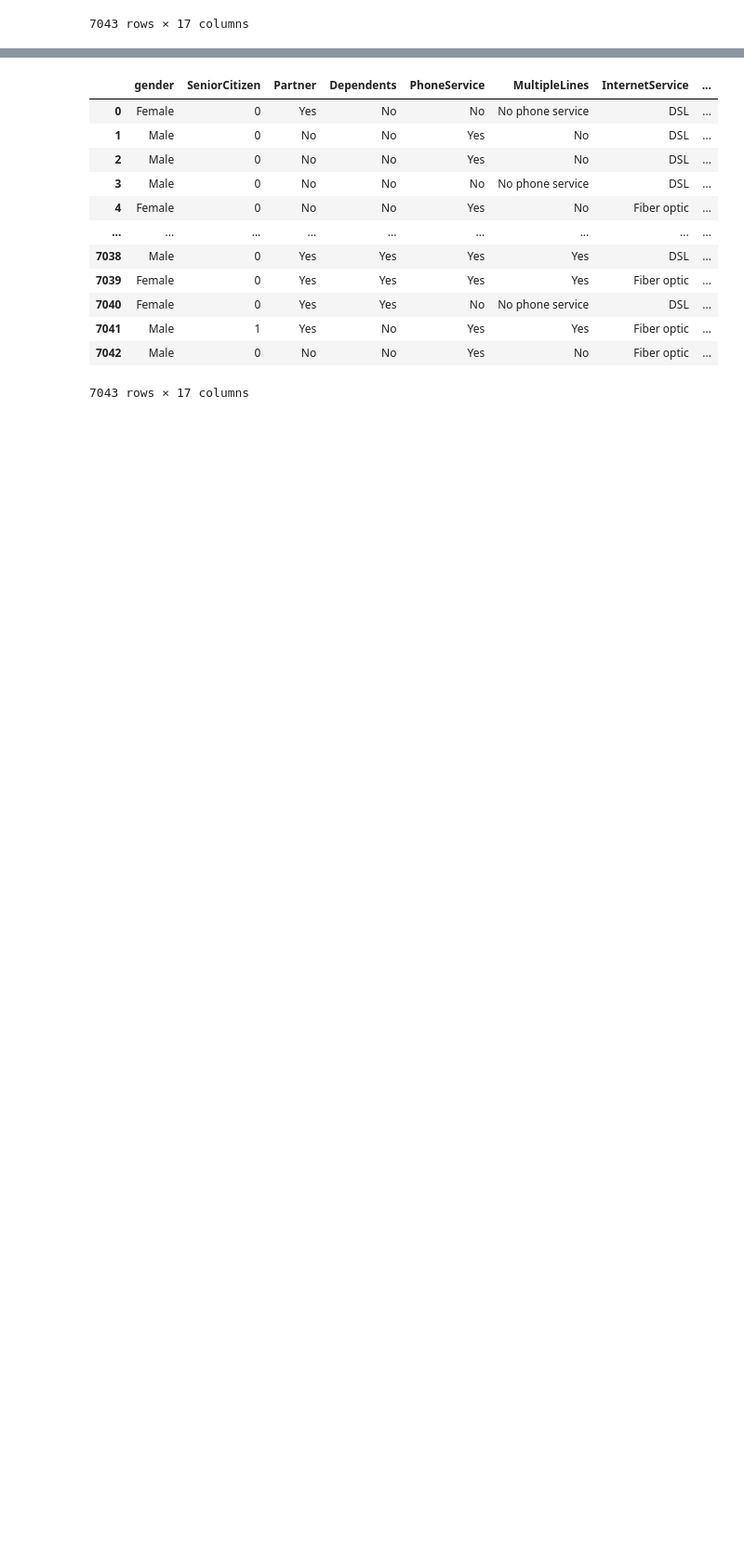
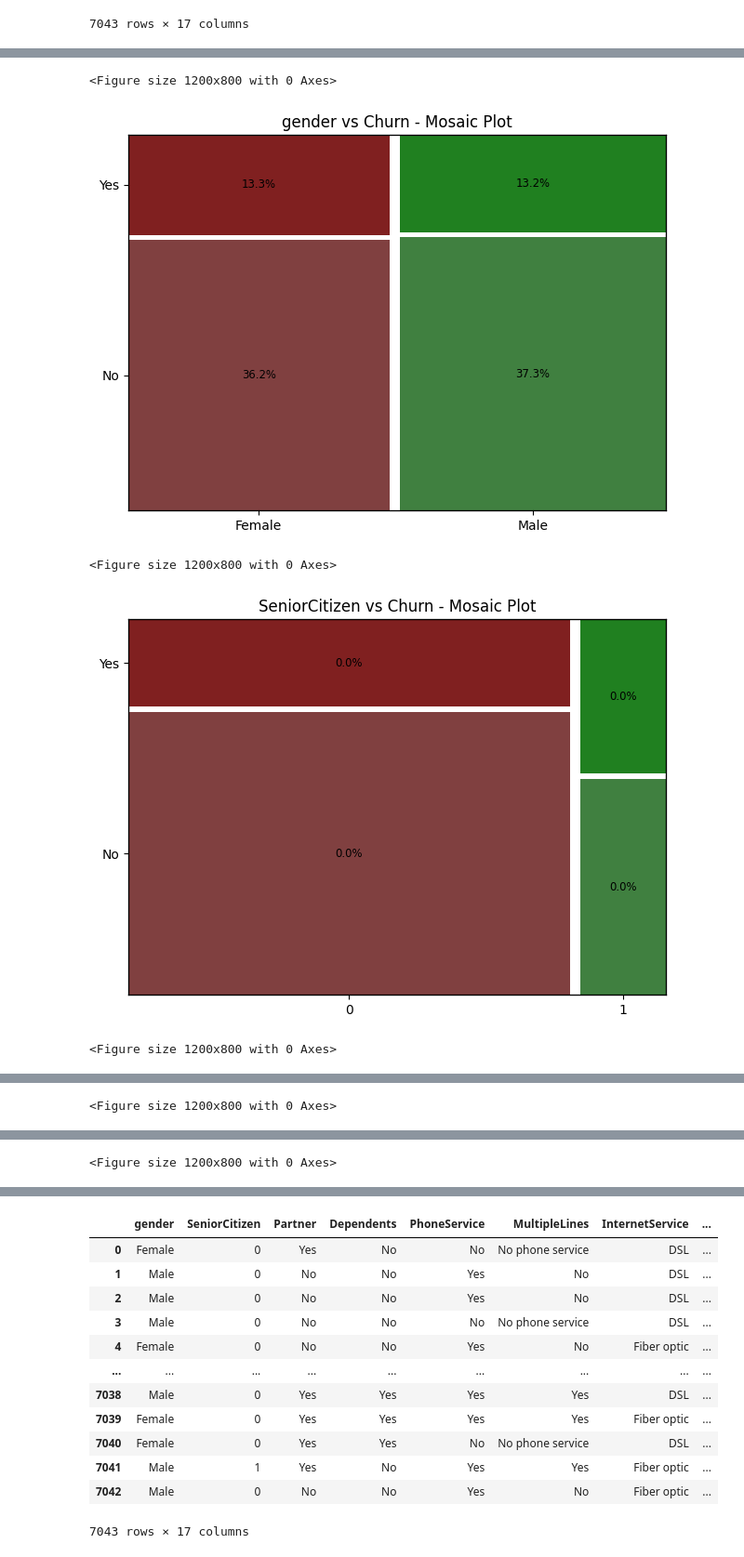
Before and after one commit to SriSupratikTalari/Telco-Churn, a Jupyter notebook: telco.ipynb, the cells around one changed output, grey strips where cells are left out. Shown at 93% size. Saved outputs shown, nothing was run; the diff lists cells and outputs as text; code cells hidden in the pictures; blank space fills up the shorter version.

```diff
--- a/telco.ipynb
+++ b/telco.ipynb
@@ -223,14 +223,3 @@ categorical
 | 7041 | Male | 1 | Yes | No | Yes | Yes | Fiber optic | ... |
 | 7042 | Male | 0 | No | No | Yes | No | Fiber optic | ... |
 7043 rows × 17 columns
-# %%
-import seaborn as sns
-for col in categorical.columns:
-    print(f"\n{col}:")
-    temp=categorical[[col,'Churn']]
-    plt.figure(figsize=(8, 4))
-    sns.countplot(data=categorical, x=col, hue='Churn')
-    plt.title(f'{col} vs Churn')
-    plt.xticks(rotation=45)
-    plt.tight_layout()
-    plt.show()
@@ -250,0 +234,27 @@ MultipleLines:
+# %%
+from statsmodels.graphics.mosaicplot import mosaic
+
+for col in categorical.columns[:-1]:
+    plt.figure(figsize=(12, 8))
+
+    # Label with percentages
+    def label_with_percent(key):
+        count = len(categorical[(categorical[col] == key[0]) &
+                                (categorical['Churn'] == key[1])])
+        total = len(categorical)
+        percent = (count / total) * 100
+        return f'{percent:.1f}%'
+
+    mosaic(categorical, [col, 'Churn'],
+           title=f'{col} vs Churn - Mosaic Plot',
+           gap=0.02,
+           labelizer=label_with_percent)  # Remove properties!
+
+    plt.tight_layout()
+    plt.show()
+# %% [output]
+<Figure size 1200x800 with 0 Axes>
+[figure, added]
+<Figure size 1200x800 with 0 Axes>
+[figure, added]
+<Figure size 1200x800 with 0 Axes>
@@ -250,0 +262 @@ MultipleLines:
+<Figure size 1200x800 with 0 Axes>
@@ -250,0 +264 @@ MultipleLines:
+<Figure size 1200x800 with 0 Axes>
```
Also changed, not shown: parts of 18 cells of this notebook, 5 other files.
